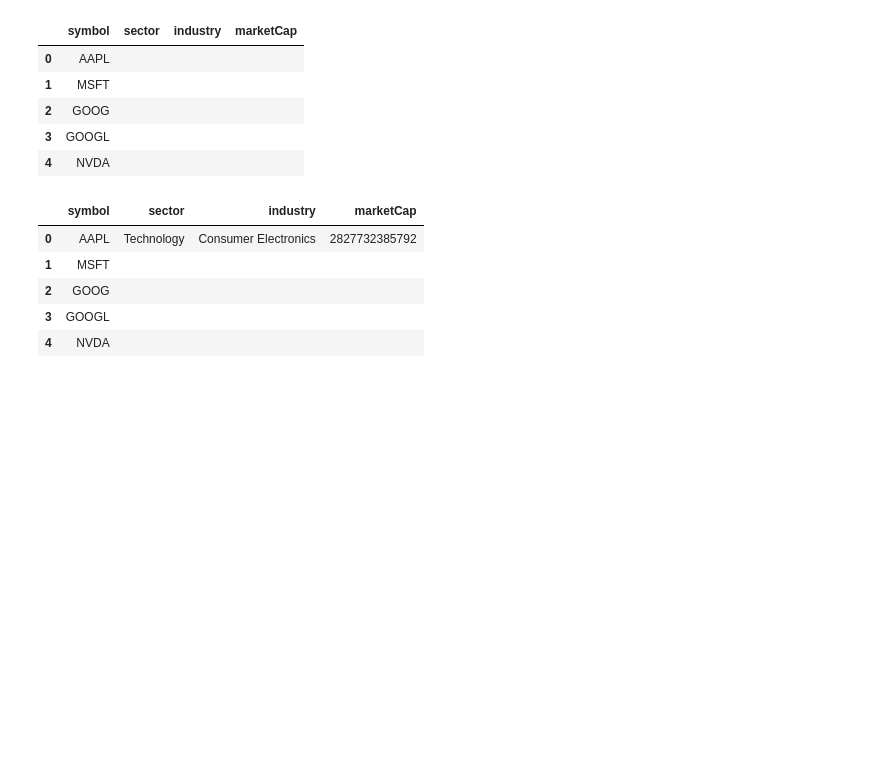
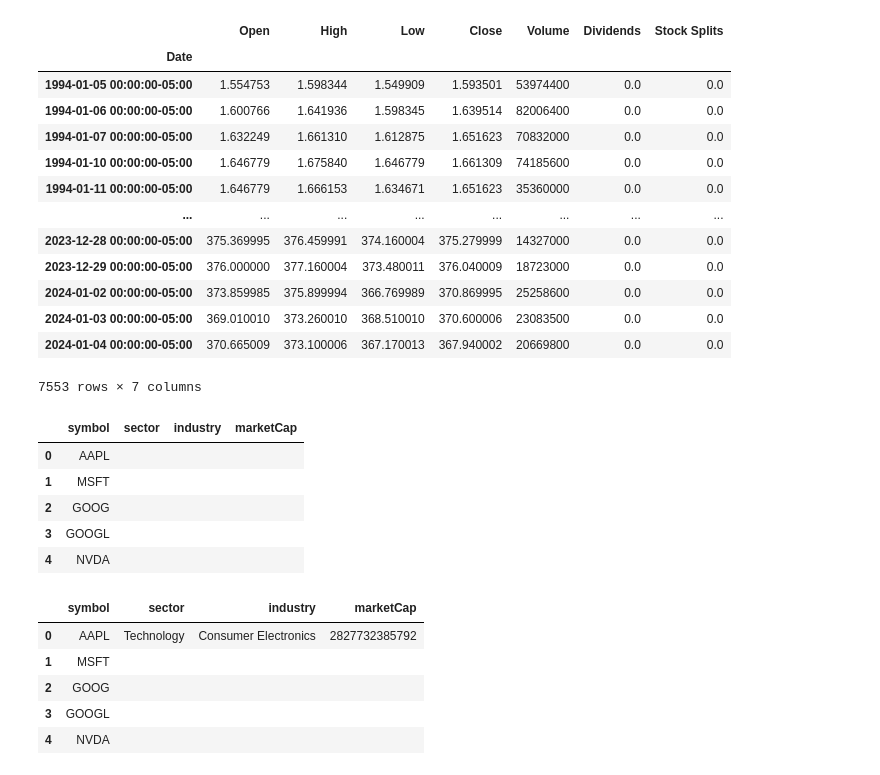
Before and after one commit to alisonands/Case-Study-A-data-driven-investment-analysis, a Jupyter notebook: data.ipynb, the cells around one changed output. Drawn from its saved outputs; the diff is of its cells as text; code cells hidden in the pictures; blank space fills up the shorter version.

```diff
--- a/data.ipynb
+++ b/data.ipynb
@@ -2,6 +2,27 @@
 import yfinance as yf
 # yf.pdr_override()
 import pandas as pd
+# %%
+def cagr(beginning_value, ending_value, years):
+    cagr_val = (ending_value / beginning_value) ** (1 / years) - 1
+    return cagr_val
+ticker = yf.Ticker("MSFT")
+ticker.history(period="30y")
+# %% [output]
+|  | Open | High | Low | Close | Volume | Dividends | Stock Splits |
+| Date |  |  |  |  |  |  |  |
+| 1994-01-05 00:00:00-05:00 | 1.554753 | 1.598344 | 1.549909 | 1.593501 | 53974400 | 0.0 | 0.0 |
+| 1994-01-06 00:00:00-05:00 | 1.600766 | 1.641936 | 1.598345 | 1.639514 | 82006400 | 0.0 | 0.0 |
+| 1994-01-07 00:00:00-05:00 | 1.632249 | 1.661310 | 1.612875 | 1.651623 | 70832000 | 0.0 | 0.0 |
+| 1994-01-10 00:00:00-05:00 | 1.646779 | 1.675840 | 1.646779 | 1.661309 | 74185600 | 0.0 | 0.0 |
+| 1994-01-11 00:00:00-05:00 | 1.646779 | 1.666153 | 1.634671 | 1.651623 | 35360000 | 0.0 | 0.0 |
+| ... | ... | ... | ... | ... | ... | ... | ... |
+| 2023-12-28 00:00:00-05:00 | 375.369995 | 376.459991 | 374.160004 | 375.279999 | 14327000 | 0.0 | 0.0 |
+| 2023-12-29 00:00:00-05:00 | 376.000000 | 377.160004 | 373.480011 | 376.040009 | 18723000 | 0.0 | 0.0 |
+| 2024-01-02 00:00:00-05:00 | 373.859985 | 375.899994 | 366.769989 | 370.869995 | 25258600 | 0.0 | 0.0 |
+| 2024-01-03 00:00:00-05:00 | 369.010010 | 373.260010 | 368.510010 | 370.600006 | 23083500 | 0.0 | 0.0 |
+| 2024-01-04 00:00:00-05:00 | 370.665009 | 373.100006 | 367.170013 | 367.940002 | 20669800 | 0.0 | 0.0 |
+7553 rows × 7 columns
 # %%
 # ticker = yf.Ticker("MSFT")
 # ticker.info['marketCap']
```
